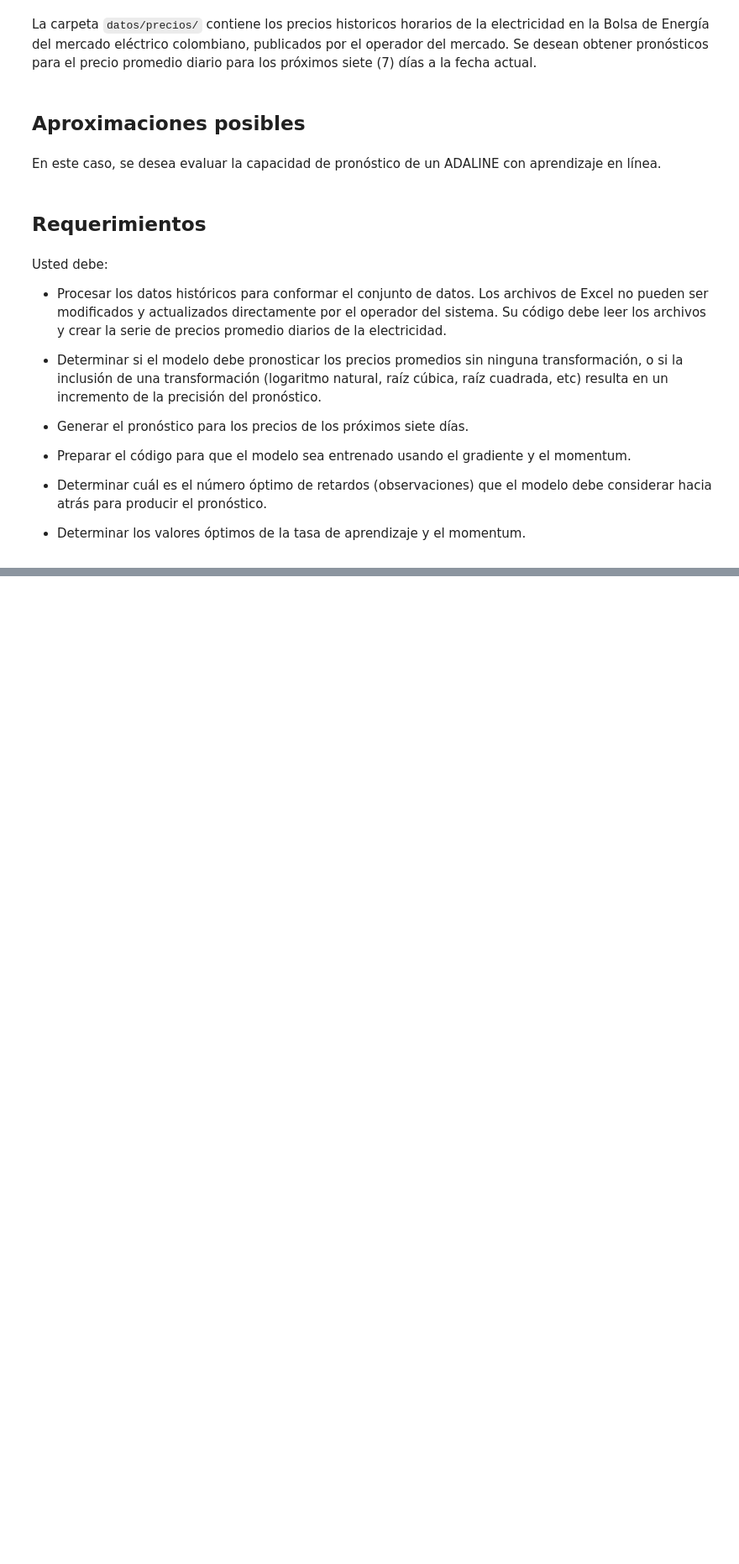
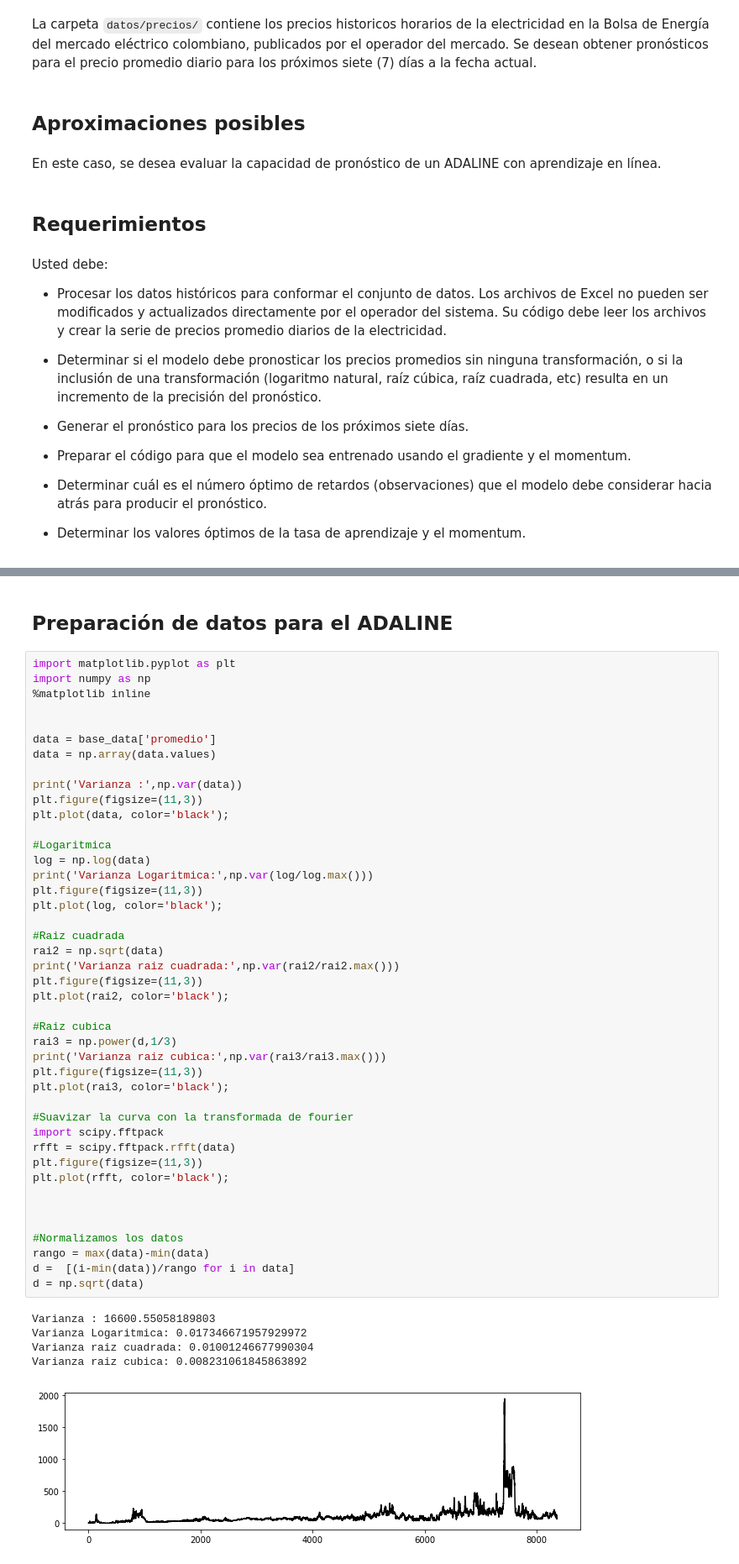
Before and after one commit to ANN-2019-2/evaluacion-Anorpe, a Jupyter notebook: 01-precios.ipynb, the cells around one changed output, grey strips where cells are left out. Shown at 84% size. Cells and saved outputs as stored; diff of their text form; blank space fills up the shorter version.

```diff
--- a/01-precios.ipynb
+++ b/01-precios.ipynb
@@ -113,0 +178,51 @@ data.head()
+# %% [markdown]
+## Preparación de datos para el ADALINE
+# %%
+import matplotlib.pyplot as plt
+import numpy as np
+%matplotlib inline
+
+
+data = base_data['promedio']
+data = np.array(data.values)
+
+print('Varianza :',np.var(data))
+plt.figure(figsize=(11,3))
+plt.plot(data, color='black');
+
+#Logaritmica
+log = np.log(data)
+print('Varianza Logaritmica:',np.var(log/log.max()))
+plt.figure(figsize=(11,3))
+plt.plot(log, color='black');
+
+#Raiz cuadrada
+rai2 = np.sqrt(data)
+print('Varianza raiz cuadrada:',np.var(rai2/rai2.max()))
+plt.figure(figsize=(11,3))
+plt.plot(rai2, color='black');
+
+#Raiz cubica
+rai3 = np.power(d,1/3)
+print('Varianza raiz cubica:',np.var(rai3/rai3.max()))
+plt.figure(figsize=(11,3))
+plt.plot(rai3, color='black');
+
+#Suavizar la curva con la transformada de fourier
+import scipy.fftpack
+rfft = scipy.fftpack.rfft(data)
+plt.figure(figsize=(11,3))
+plt.plot(rfft, color='black');
+
+
+
+#Normalizamos los datos
+rango = max(data)-min(data)
+d =  [(i-min(data))/rango for i in data]
+d = np.sqrt(data)
+# %% [output]
+Varianza : 16600.55058189803
+Varianza Logaritmica: 0.017346671957929972
+Varianza raiz cuadrada: 0.01001246677990304
+Varianza raiz cubica: 0.008231061845863892
+[figure, added]
```
Also changed, not shown: parts of 15 cells of this notebook.
